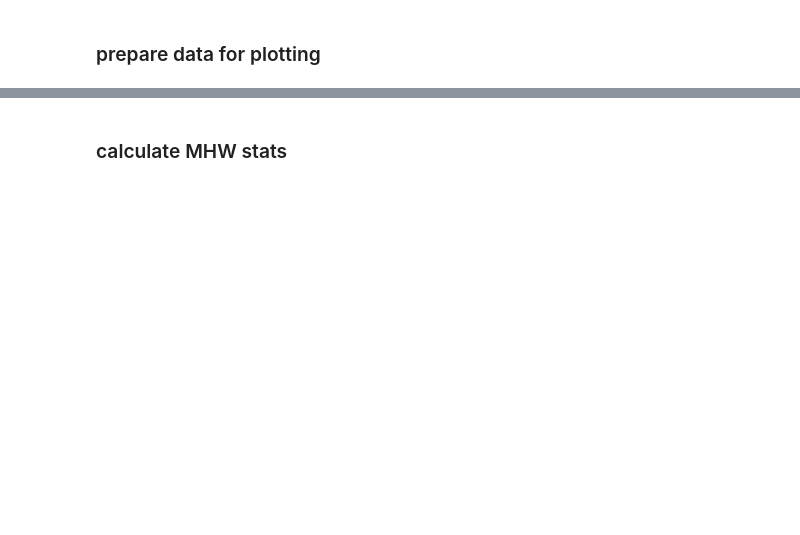
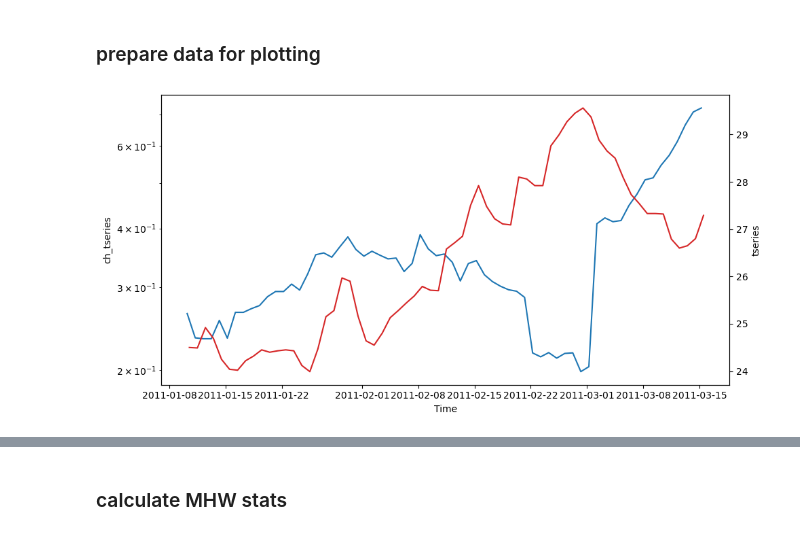
Before and after one commit to nmalan/MHW-victims, a Jupyter notebook: notebooks/Description_to_mechanisms_fig.ipynb, the cells around one changed output, grey strips where cells are left out. Cells and saved outputs as stored; diff of their text form; code cells hidden in the pictures; blank space fills up the shorter version.

```diff
--- a/notebooks/Description_to_mechanisms_fig.ipynb
+++ b/notebooks/Description_to_mechanisms_fig.ipynb
@@ -121,0 +139,32 @@ tseries, clim_t, thresh_t = xr.align(tseries, clim_t, thresh_t)
+# %%
+start = "2011-01-10"
+end = "2011-03-15"
+
+# Slice first
+ch_sel = ch_tseries.sel(time=slice(start, end))
+ts_sel = tseries.sel(time=slice(start, end))
+
+# Convert to pandas Series with a DatetimeIndex
+ch_pd = ch_sel.to_series().sort_index()
+ts_pd = ts_sel.to_series().sort_index()
+
+# 14-day running mean over actual time, not sample count
+ch_smooth = ch_pd.rolling("14D", min_periods=1).mean()
+
+fig, ax1 = plt.subplots(figsize=(10, 5))
+
+# Left axis: smoothed chlorophyll on log scale
+ax1.plot(ch_smooth.index, ch_smooth, label="ch_tseries (14-day mean)")
+ax1.set_yscale("log")
+ax1.set_ylabel("ch_tseries")
+ax1.set_xlabel("Time")
+
+# Right axis: tseries
+ax2 = ax1.twinx()
+ax2.plot(ts_pd.index, ts_pd, color="tab:red", label="tseries")
+ax2.set_ylabel("tseries")
+
+plt.tight_layout()
+plt.show()
+# %% [output]
+[figure, added]
```
Also changed, not shown: parts of 9 cells of this notebook, 1 other file.
